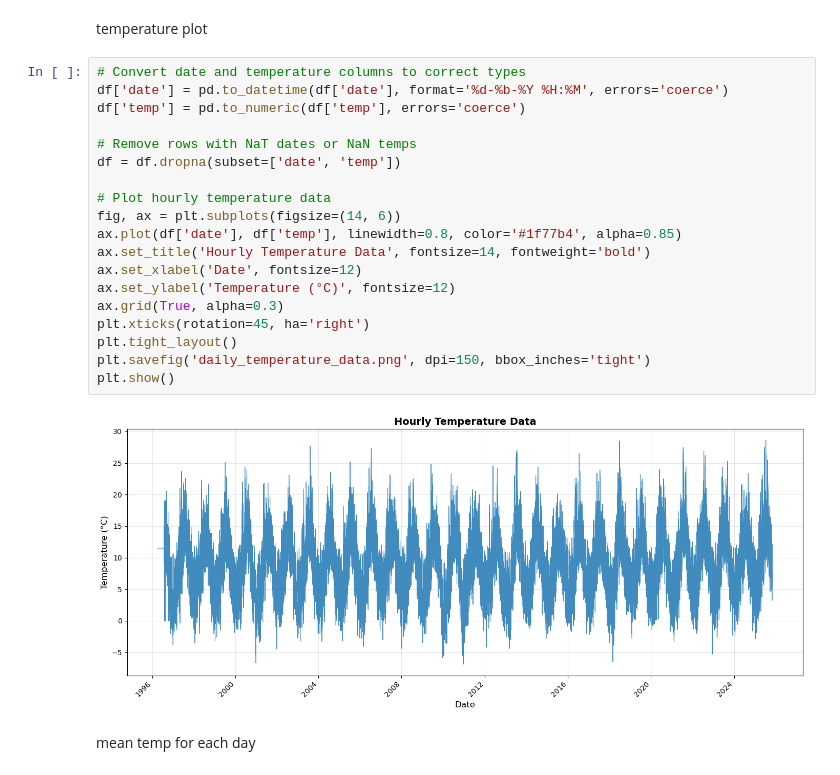
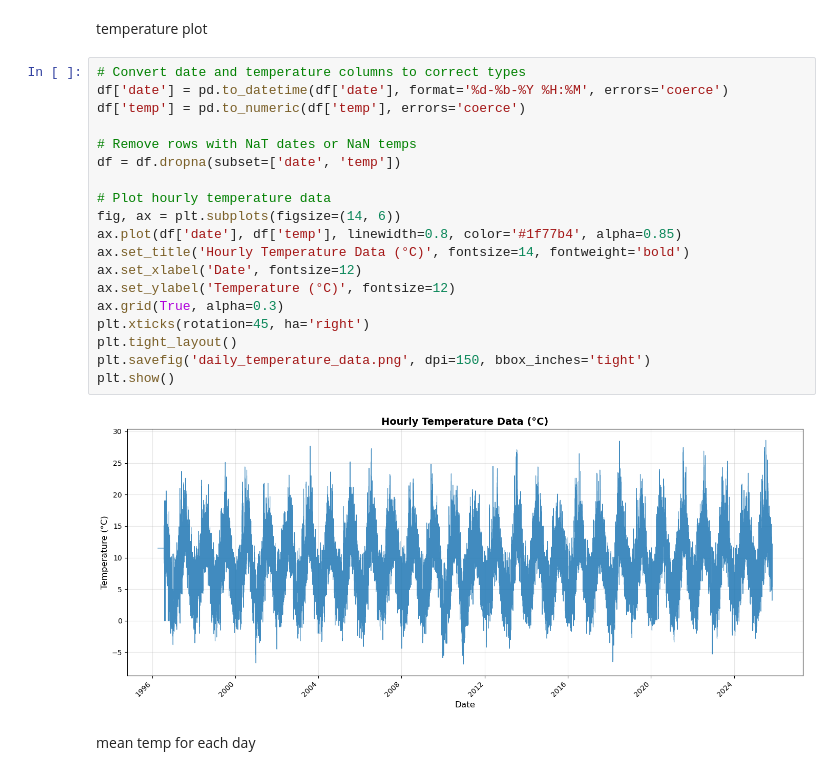
Before and after one commit to KaiiMenai/programming-for-data-analytics, a Jupyter notebook: pfda-assignments/assignment06-weather.ipynb, the cells around one changed output. Drawn from its saved outputs; the diff is of its cells as text.

```diff
--- a/pfda-assignments/assignment06-weather.ipynb
+++ b/pfda-assignments/assignment06-weather.ipynb
@@ -72,24 +45,24 @@ temperature plot
 # %%
 # Convert date and temperature columns to correct types
 df['date'] = pd.to_datetime(df['date'], format='%d-%b-%Y %H:%M', errors='coerce')
 df['temp'] = pd.to_numeric(df['temp'], errors='coerce')
 
 # Remove rows with NaT dates or NaN temps
 df = df.dropna(subset=['date', 'temp'])
 
 # Plot hourly temperature data
 fig, ax = plt.subplots(figsize=(14, 6))
 ax.plot(df['date'], df['temp'], linewidth=0.8, color='#1f77b4', alpha=0.85)
-ax.set_title('Hourly Temperature Data', fontsize=14, fontweight='bold')
+ax.set_title('Hourly Temperature Data (°C)', fontsize=14, fontweight='bold')
 ax.set_xlabel('Date', fontsize=12)
 ax.set_ylabel('Temperature (°C)', fontsize=12)
 ax.grid(True, alpha=0.3)
 plt.xticks(rotation=45, ha='right')
 plt.tight_layout()
 plt.savefig('daily_temperature_data.png', dpi=150, bbox_inches='tight')
 plt.show()
 # %% [output]
-[figure, old version]
+[figure, new version]
 # %% [markdown]
 mean temp for each day
 # %%
```
Also changed, not shown: parts of 13 cells of this notebook, 8 other files.
